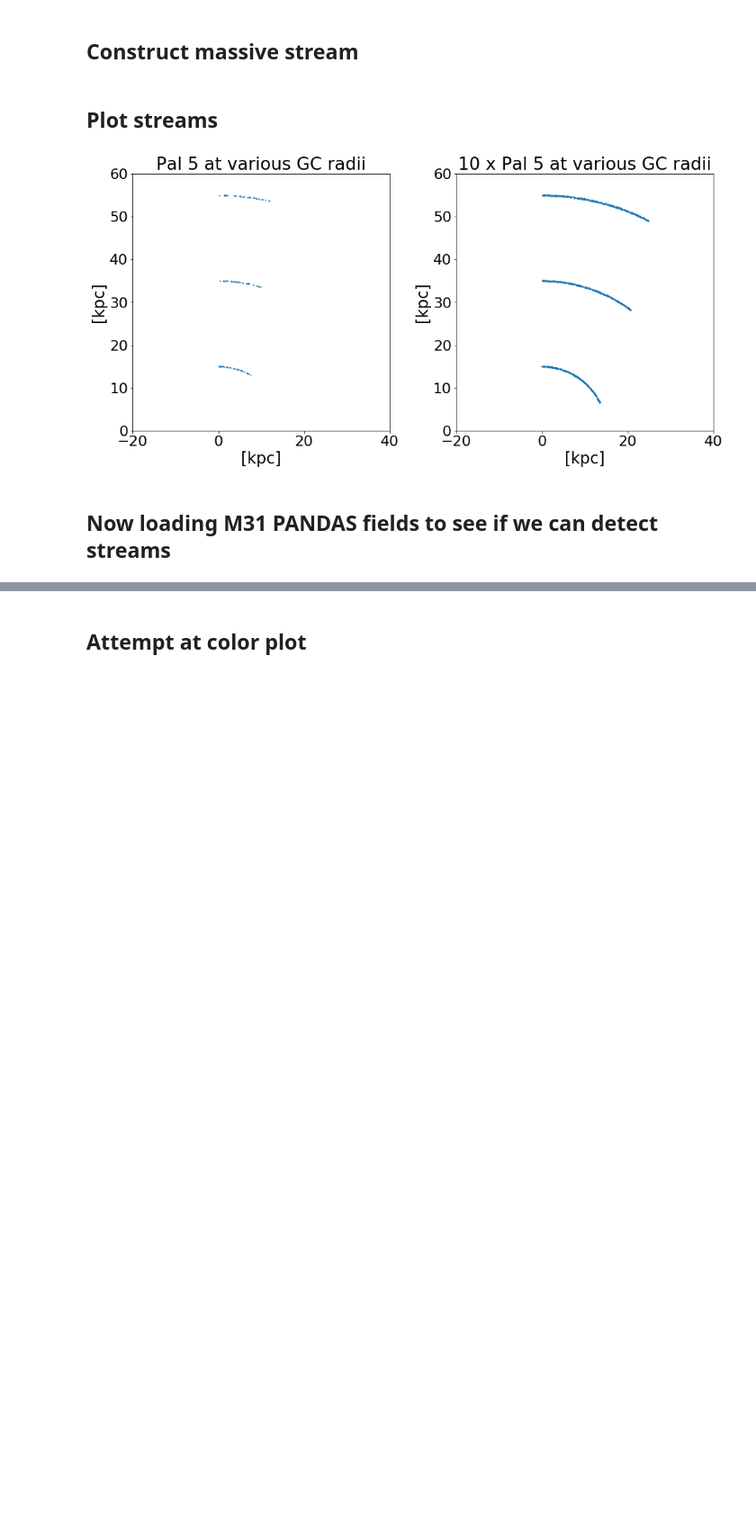
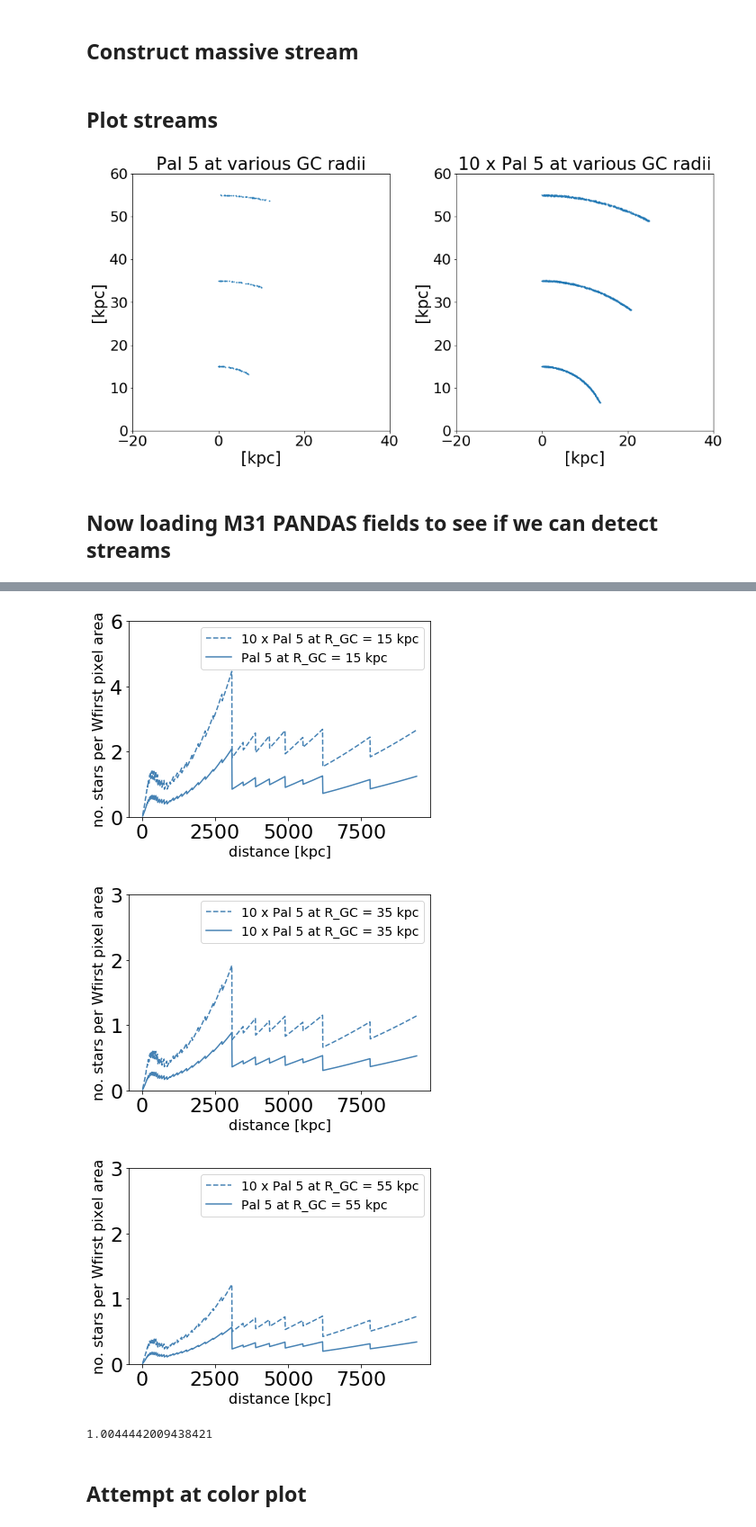
Before and after one commit to sapearson/GCsExternal, a Jupyter notebook: notebooks/PaperFigures.ipynb, the cells around one changed output, grey strips where cells are left out. Shown at 90% size. Drawn from its saved outputs; the diff is of its cells as text; code cells hidden in the pictures; blank space fills up the shorter version.

```diff
--- a/notebooks/PaperFigures.ipynb
+++ b/notebooks/PaperFigures.ipynb
@@ -882,0 +1236,3 @@ fig.savefig('Fig2_M31_Pandas_mag255.pdf' ,rasterized=True)
+# %%
+dfac = np.linspace(1,400,1000)
+dfac
@@ -883,3 +1316,59 @@ fig.savefig('Fig2_M31_Pandas_mag255.pdf' ,rasterized=True)
+# %%
+#### Plot this
+plt.figure()
+plt.plot(dfac_m10 * d_pal5/1000 , no_dens_A15_m10/pix_area_WFIRS, label='10 x Pal 5 at R_GC = 15 kpc', linestyle='--', color='steelblue')#,label='10 x Pal 5-like')#, color='maroon', linestyle='--')
+#plt.plot(dfac_m10 * d_pal5/1000 , no_dens_A35_m10/pix_area_WFIRS,  label='10 x Pal 5 at R_GC = 35 kpc',linestyle='--', color='steelblue')#,label='10 x Pal 5', color='maroon', linestyle='--')
+#plt.plot(dfac_m10 * d_pal5/1000 , no_dens_A55_m10/pix_area_WFIRS,  linestyle='--', color='steelblue')#,label='10 x Pal 5', color='maroon', linestyle='--')
+
+plt.plot(dfac * d_pal5/1000 , no_dens_A15/pix_area_WFIRS, label='Pal 5 at R_GC = 15 kpc', linestyle='-', color='steelblue')#,label='Pal 5-like')#, color='maroon', linestyle='--')
+#plt.plot(dfac * d_pal5/1000 , no_dens_A35/pix_area_WFIRS,linestyle='-', label='10 x Pal 5 at R_GC = 35 kpc', color='steelblue')#,label='10 x Pal 5', color='maroon', linestyle='--')
+#plt.plot(dfac * d_pal5/1000 , no_dens_A55/pix_area_WFIRS, linestyle='-', color= 'steelblue')#,label='10 x Pal 5', color='maroon', linestyle='--')
+plt.xlabel('distance [kpc]', fontsize=16)
+plt.legend(fontsize=14)
+plt.ylabel('no. stars per Wfirst pixel area', fontsize=16)
+plt.ylim([0,6])
+plt.savefig('Stars_per_WFIRSTpixel_RGC_15kpc.png')
+
+plt.figure()
+#plt.plot(dfac_m10 * d_pal5/1000 , no_dens_A15_m10/pix_area_WFIRS, label='10 x Pal 5', linestyle='--', color='steelblue')#,label='10 x Pal 5-like')#, color='maroon', linestyle='--')
+plt.plot(dfac_m10 * d_pal5/1000 , no_dens_A35_m10/pix_area_WFIRS,  label='10 x Pal 5 at R_GC = 35 kpc',linestyle='--', color='steelblue')#,label='10 x Pal 5', color='maroon', linestyle='--')
+#plt.plot(dfac_m10 * d_pal5/1000 , no_dens_A55_m10/pix_area_WFIRS,  linestyle='--', color='steelblue')#,label='10 x Pal 5', color='maroon', linestyle='--')
+
+#plt.plot(dfac * d_pal5/1000 , no_dens_A15/pix_area_WFIRS, label='10 x Pal 5 at R_GC = 35 kpc', linestyle='-', color='steelblue')#,label='Pal 5-like')#, color='maroon', linestyle='--')
+plt.plot(dfac * d_pal5/1000 , no_dens_A35/pix_area_WFIRS,linestyle='-', label='10 x Pal 5 at R_GC = 35 kpc', color='steelblue')#,label='10 x Pal 5', color='maroon', linestyle='--')
+#plt.plot(dfac * d_pal5/1000 , no_dens_A55/pix_area_WFIRS, linestyle='-', color= 'steelblue')#,label='10 x Pal 5', color='maroon', linestyle='--')
+plt.xlabel('distance [kpc]', fontsize=16)
+plt.legend(fontsize=14)
+plt.ylabel('no. stars per Wfirst pixel area', fontsize=16)
+plt.ylim([0,3])
+plt.savefig('Stars_per_WFIRSTpixel_RGC_35kpc.png')
+
+
+plt.figure()
+#plt.plot(dfac_m10 * d_pal5/1000 , no_dens_A15_m10/pix_area_WFIRS, label='10 x Pal 5', linestyle='--', color='steelblue')#,label='10 x Pal 5-like')#, color='maroon', linestyle='--')
+#plt.plot(dfac_m10 * d_pal5/1000 , no_dens_A35_m10/pix_area_WFIRS,  label='10 x Pal 5 at R_GC = 35 kpc',linestyle='--', color='steelblue')#,label='10 x Pal 5', color='maroon', linestyle='--')
+plt.plot(dfac_m10 * d_pal5/1000 , no_dens_A55_m10/pix_area_WFIRS, label='10 x Pal 5 at R_GC = 55 kpc', linestyle='--', color='steelblue')#,label='10 x Pal 5', color='maroon', linestyle='--')
+
+#plt.plot(dfac * d_pal5/1000 , no_dens_A15/pix_area_WFIRS, label='10 x Pal 5 at R_GC = 35 kpc', linestyle='-', color='steelblue')#,label='Pal 5-like')#, color='maroon', linestyle='--')
+#plt.plot(dfac * d_pal5/1000 , no_dens_A35/pix_area_WFIRS,linestyle='-', label='10 x Pal 5 at R_GC = 35 kpc', color='steelblue')#,label='10 x Pal 5', color='maroon', linestyle='--')
+plt.plot(dfac * d_pal5/1000 , no_dens_A55/pix_area_WFIRS, label='Pal 5 at R_GC = 55 kpc',linestyle='-', color= 'steelblue')#,label='10 x Pal 5', color='maroon', linestyle='--')
+plt.xlabel('distance [kpc]', fontsize=16)
+plt.legend(fontsize=14)
+plt.ylabel('no. stars per Wfirst pixel area', fontsize=16)
+plt.ylim([0,3])
+plt.savefig('Stars_per_WFIRSTpixel_RGC_55kpc.png')
+# %% [output]
+[figure, added]
+[figure, added]
+[figure, added]
+# %%
+#test
+
+test = (np.sqrt(A15_m10)/1000*60*60*180/np.pi)**2
+test_stars = 1000
+test_stars/test/(0.11*0.11)
+# %% [output]
+1.0044442009438421
 # %% [markdown]
 ## Attempt at color plot
 # %%
```
Also changed, not shown: parts of 29 cells of this notebook.
